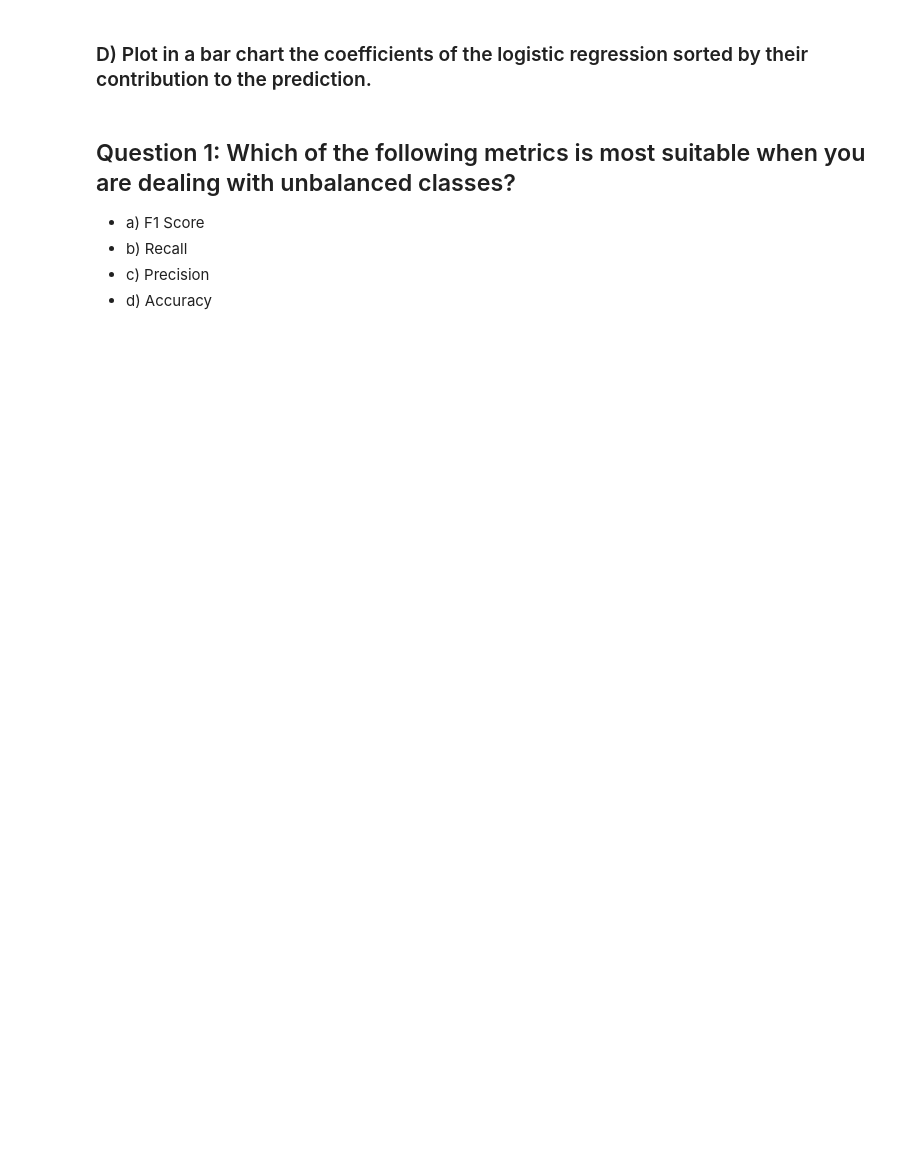
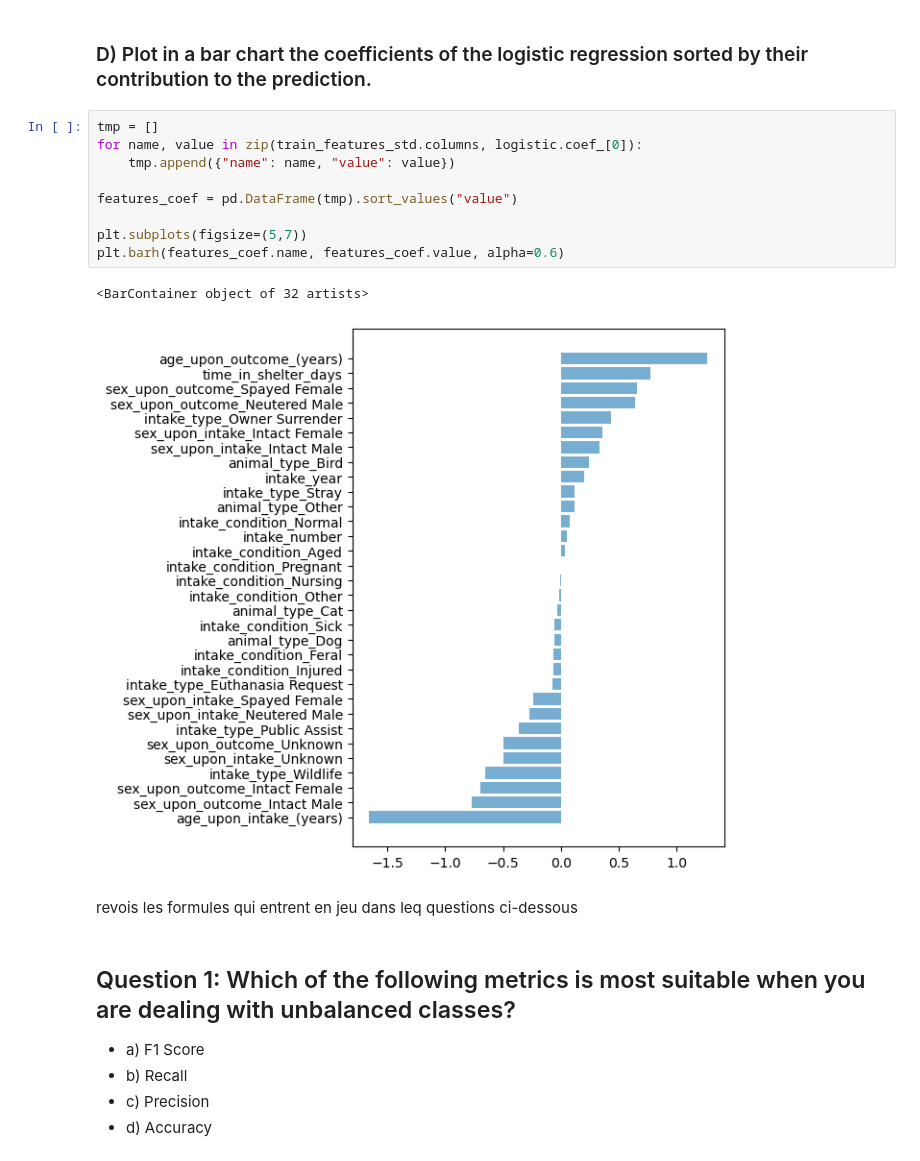
Before and after one commit to kabdelno/PersonalRepo-CS401, a Jupyter notebook: Exercises/07 - Learning from data - Applied machine learning/AppliedML.ipynb, the cells around one changed output. Cells and saved outputs as stored; diff of their text form; blank space fills up the shorter version.

```diff
--- a/Exercises/07 - Learning from data - Applied machine learning/AppliedML.ipynb
+++ b/Exercises/07 - Learning from data - Applied machine learning/AppliedML.ipynb
@@ -242,6 +242,20 @@ For threshold of 0.9: t = 0.5, accuracy = 0.6323651452282157, precision_positive
 For threshold of 1.0: t = 0.5, accuracy = 0.5815512288541335, precision_positive = nan, recall_positive = 0.0, F1_score_positive = nan,         precision_negative = 0.5815512288541335, recall_negative ...
 # %% [markdown]
 ### D) Plot in a bar chart the coefficients of the logistic regression sorted by their contribution to the prediction.
+# %%
+tmp = []
+for name, value in zip(train_features_std.columns, logistic.coef_[0]):
+    tmp.append({"name": name, "value": value})
+
+features_coef = pd.DataFrame(tmp).sort_values("value")
+
+plt.subplots(figsize=(5,7))
+plt.barh(features_coef.name, features_coef.value, alpha=0.6)
+# %% [output]
+<BarContainer object of 32 artists>
+[figure, added]
+# %% [markdown]
+revois les formules qui entrent en jeu dans leq questions ci-dessous
 # %% [markdown]
 
 ## Question 1: Which of the following metrics is most suitable when you are dealing with unbalanced classes?
```
Also changed, not shown: parts of 2 cells of this notebook.
